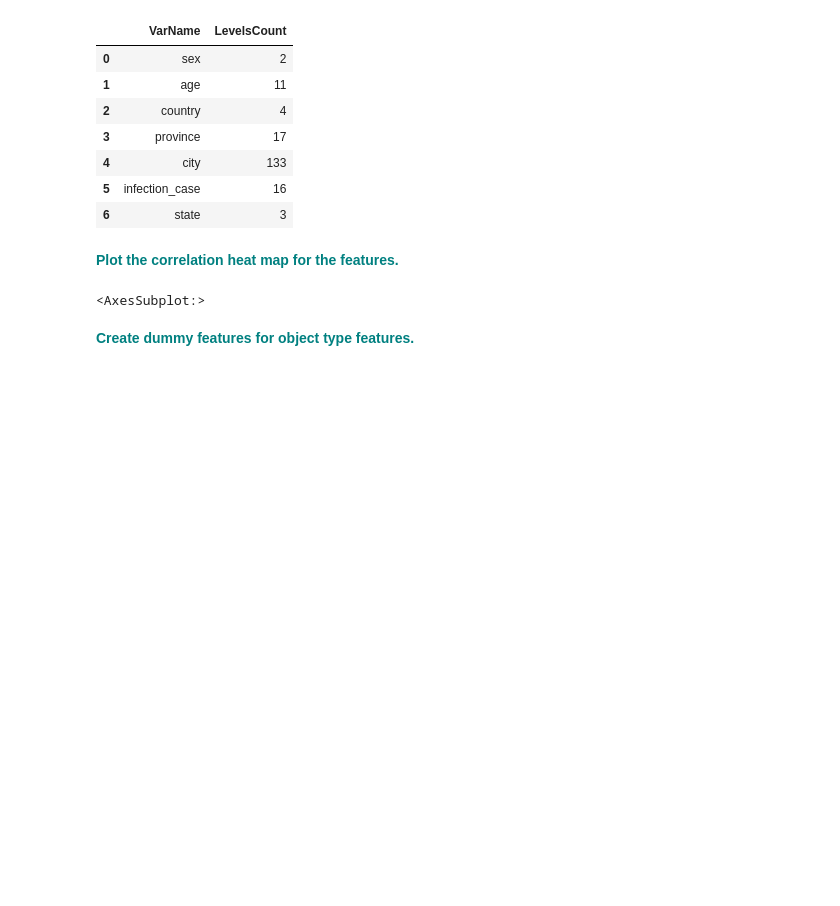
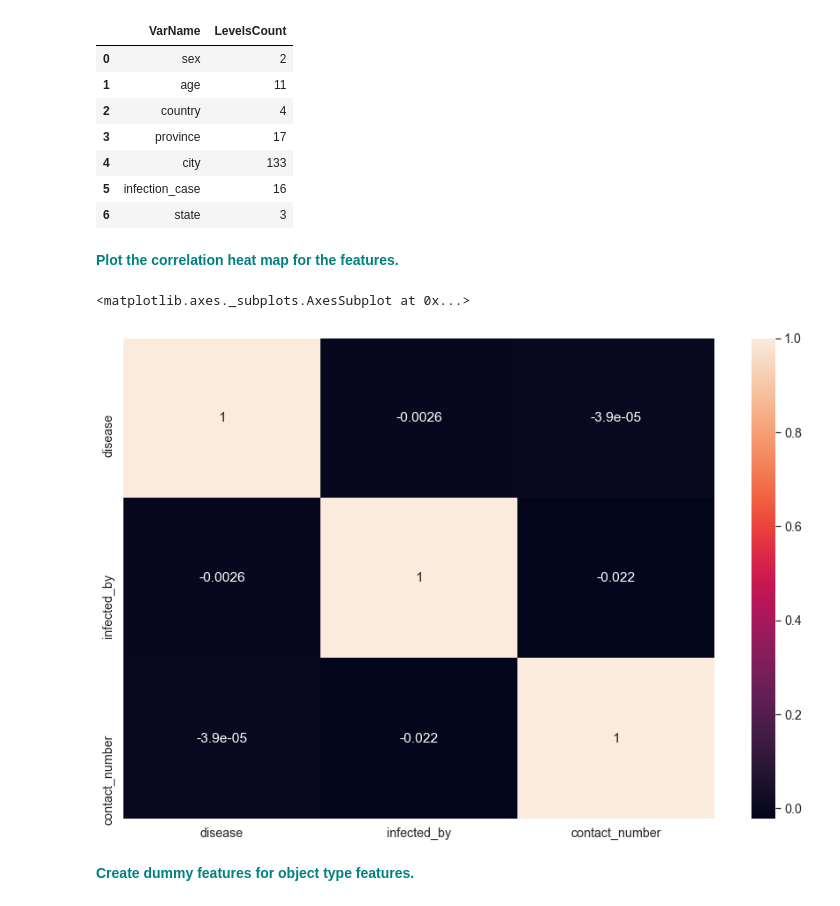
Before and after one commit to mf11y/Data_Sci_Projects, a Jupyter notebook: RandomForest Covid Case Study/RandomForest_casestudy_covid19.ipynb, the cells around one changed output. Drawn from its saved outputs; the diff is of its cells as text; code cells hidden in the pictures; blank space fills up the shorter version.

```diff
--- a/RandomForest Covid Case Study/RandomForest_casestudy_covid19.ipynb
+++ b/RandomForest Covid Case Study/RandomForest_casestudy_covid19.ipynb
@@ -338,10 +351,11 @@ vn
 # %%
 plt.figure(figsize=(15,10))
 sns.set(font_scale=1.3)
 sns.set_style('whitegrid')
-sns.heatmap(df.drop(columns=['patient_id']).corr(), annot=True)
+sns.heatmap(df.corr(), annot=True)
 # %% [output]
-<AxesSubplot:>
+<matplotlib.axes._subplots.AxesSubplot at 0x...>
+[figure, added]
 # %% [markdown]
 **<font color='teal'> Create dummy features for object type features. </font>**
 # %%
```
Also changed, not shown: parts of 11 cells of this notebook, 2 other files.
